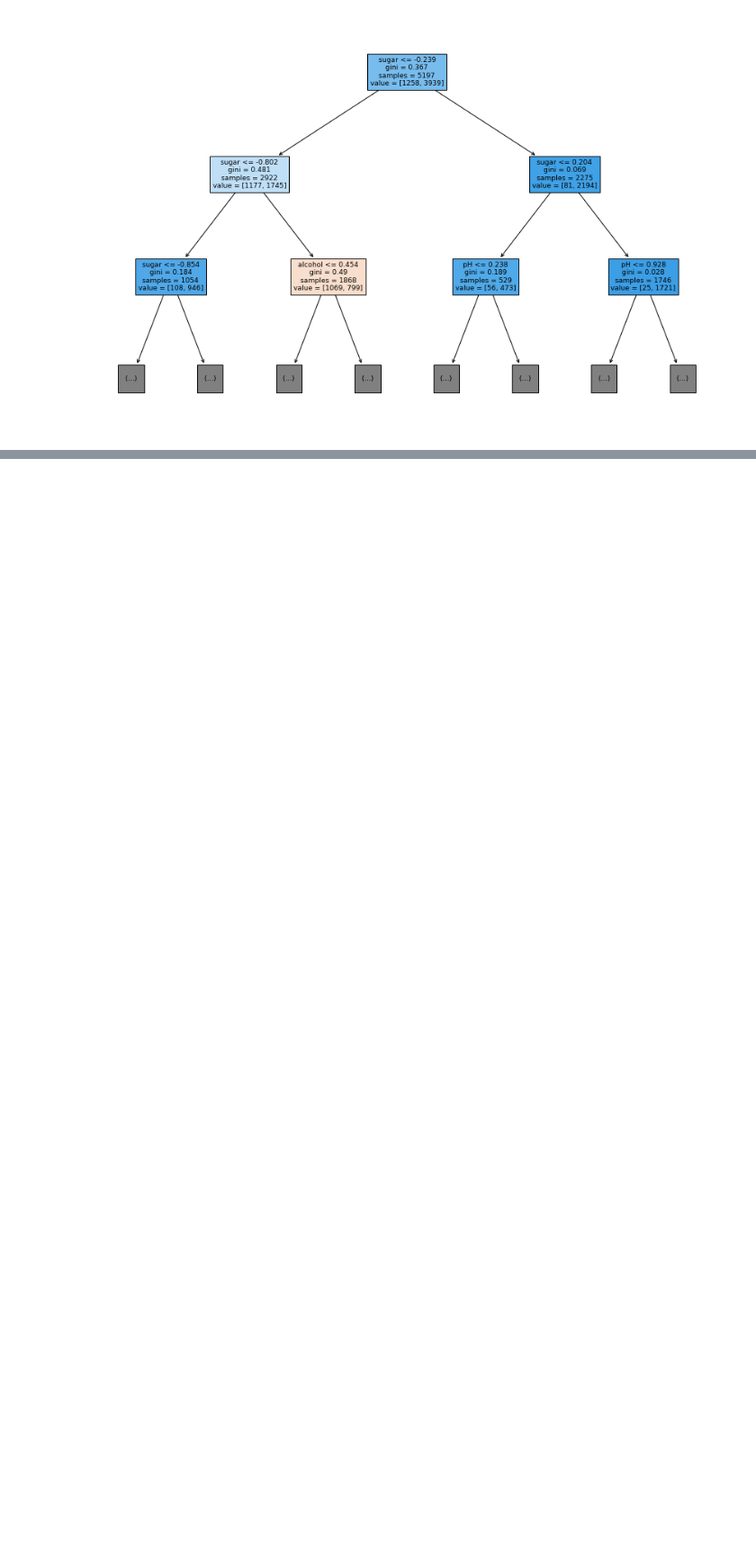
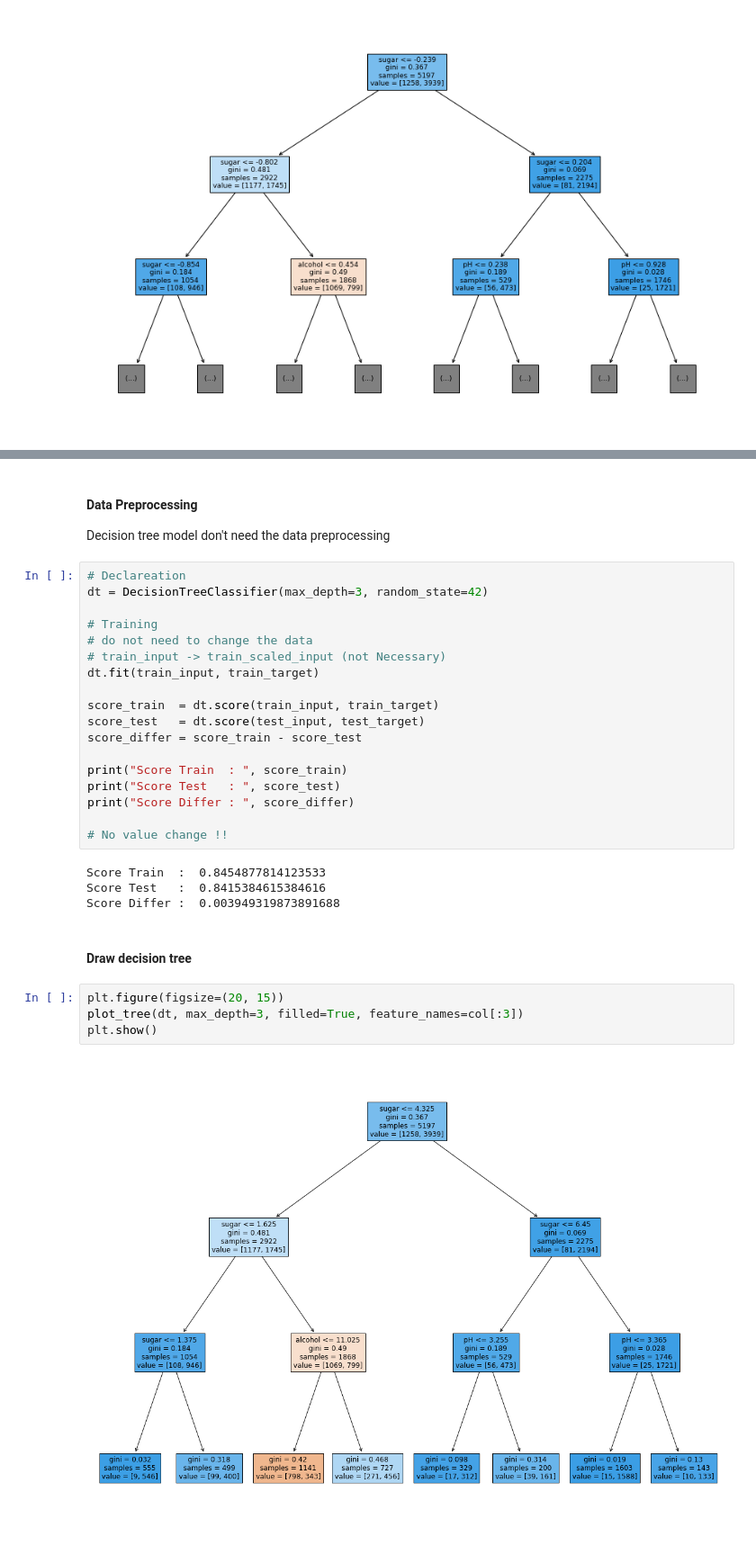
Before and after one commit to KoreanLeeChangHyun/self-ml, a Jupyter notebook: Ch 05-1 Decision tree.ipynb, the cells around one changed output, grey strips where cells are left out. Shown at 90% size. Drawn from its saved outputs; the diff is of its cells as text; blank space fills up the shorter version.

```diff
--- a/Ch 05-1 Decision tree.ipynb
+++ b/Ch 05-1 Decision tree.ipynb
@@ -225 +242,34 @@ plot_tree(dt, max_depth=3, filled=True, feature_names=col[:3])
 [figure]
+# %% [markdown]
+#### <b> Data Preprocessing </b>
+Decision tree model don't need the data preprocessing
+# %%
+# Declareation
+dt = DecisionTreeClassifier(max_depth=3, random_state=42)
+
+# Training
+# do not need to change the data
+# train_input -> train_scaled_input (not Necessary)
+dt.fit(train_input, train_target)
+
+score_train  = dt.score(train_input, train_target)
+score_test   = dt.score(test_input, test_target)
+score_differ = score_train - score_test
+
+print("Score Train  : ", score_train)
+print("Score Test   : ", score_test)
+print("Score Differ : ", score_differ)
+
+# No value change !!
+# %% [output]
+Score Train  :  0.8454877814123533
+Score Test   :  0.8415384615384616
+Score Differ :  0.003949319873891688
+# %% [markdown]
+#### <b> Draw decision tree </b>
+# %%
+plt.figure(figsize=(20, 15))
+plot_tree(dt, max_depth=3, filled=True, feature_names=col[:3])
+plt.show()
+# %% [output]
+[figure, added]
```
Also changed, not shown: parts of 19 cells of this notebook.
